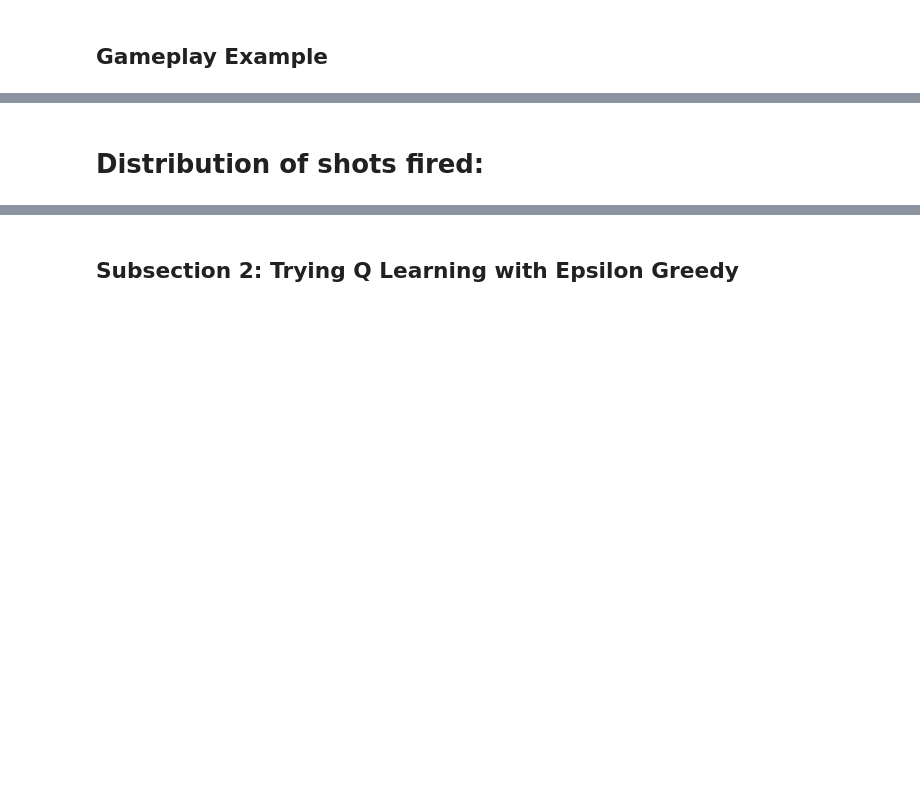
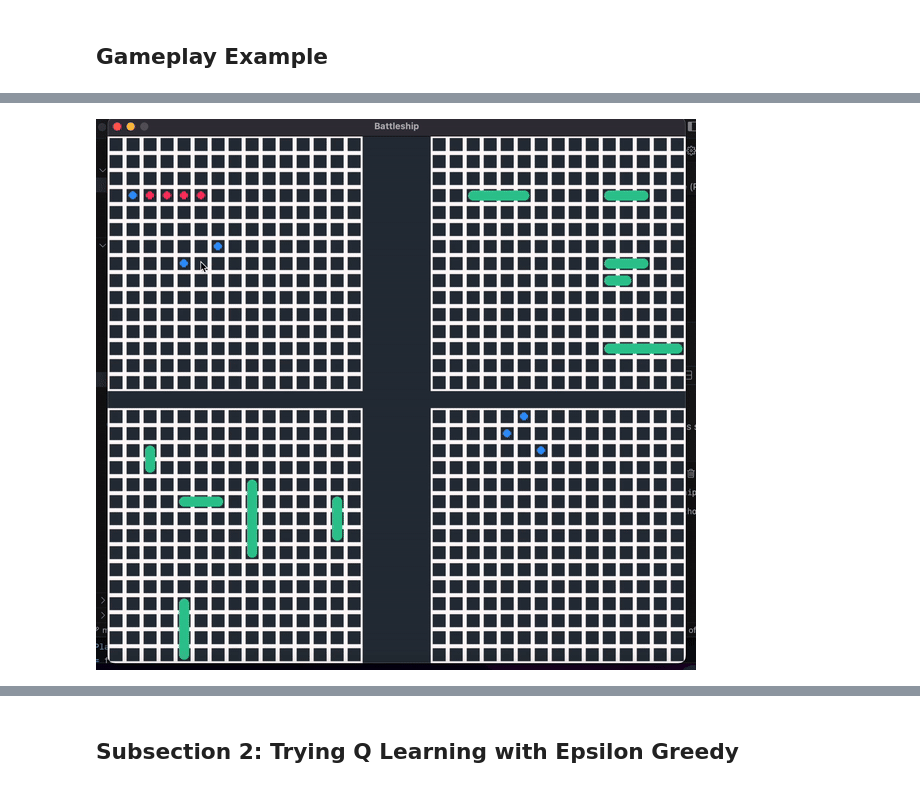
Before and after one commit to kkatevu/COGS188_group_template_mirror, a Jupyter notebook: FinalProject_YourGroupNameHere.ipynb, the cells around one changed output, grey strips where cells are left out. Cells and saved outputs as stored; diff of their text form; code cells hidden in the pictures; blank space fills up the shorter version.

```diff
--- a/FinalProject_YourGroupNameHere.ipynb
+++ b/FinalProject_YourGroupNameHere.ipynb
@@ -413,7 +414,6 @@ while animating:
 # %% [markdown]
 ## Gameplay Example
 # %%
-from IPython.display import Video
-
-Video("/Users/katevu/COGS 188/COGS188_group_template_mirror/videos/randombot().mp4")
+from IPython.display import Image
+Image(filename='/Users/katevu/COGS 188/COGS188_group_template_mirror/videos/gif_random_bot().gif')
 # %% [output]
@@ -421,2 +420 @@ Video("/Users/katevu/COGS 188/COGS188_group_template_mirror/videos/randombot().m
+[figure, added]
-# %% [markdown]
-# Distribution of shots fired:
```
Also changed, not shown: parts of 12 cells of this notebook, 1 other file.
